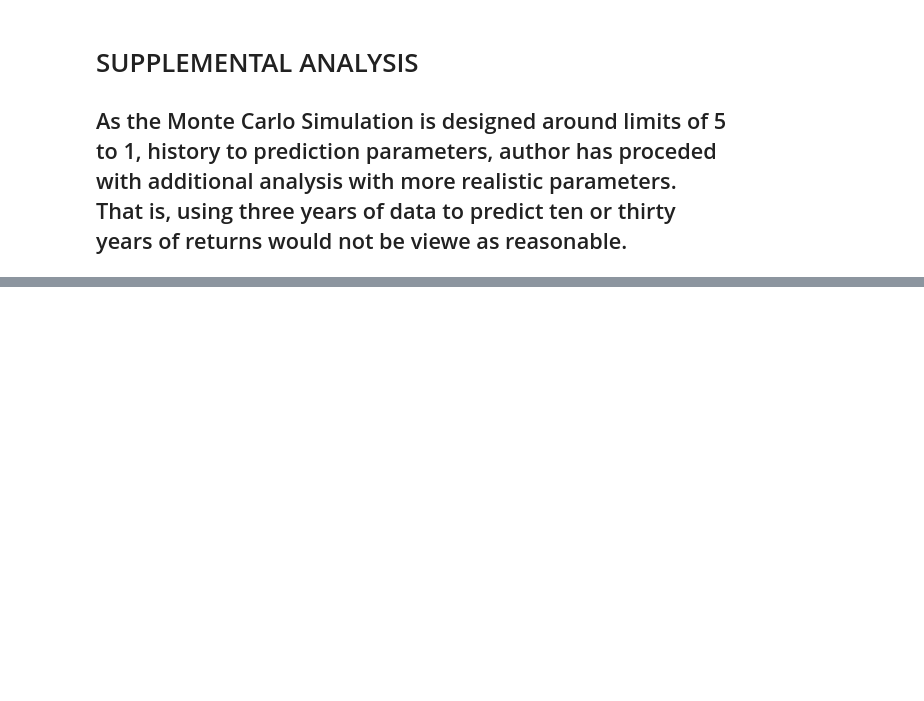
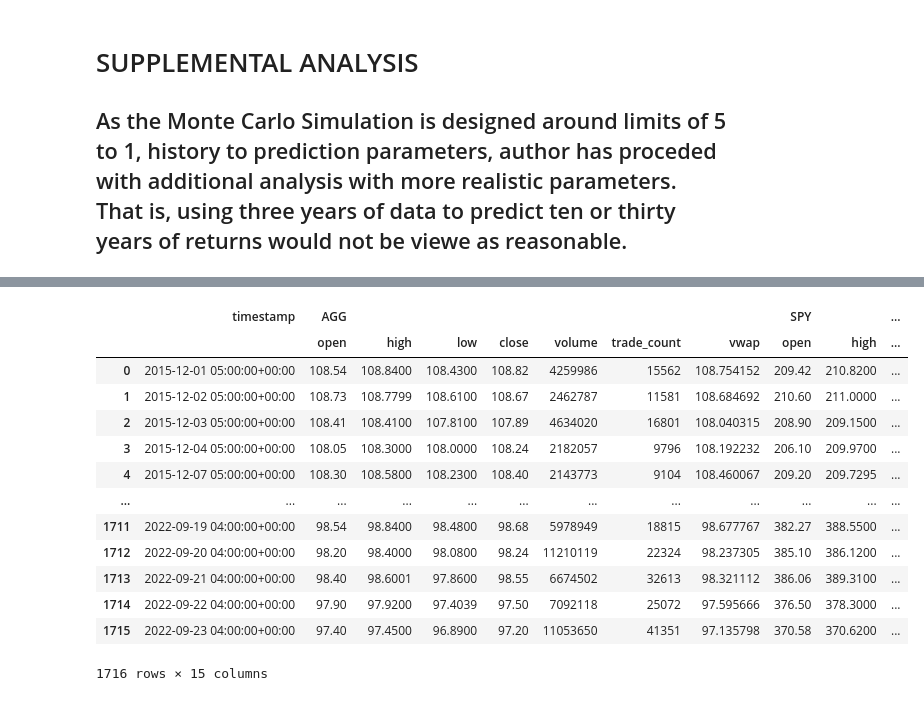
Before and after one commit to Billie-LS/Emergency_and_Retirement_Financial_Planner, a Jupyter notebook: financial_planning_tools.ipynb, the cells around one changed output, grey strips where cells are left out. Cells and saved outputs as stored; diff of their text form; code cells hidden in the pictures; blank space fills up the shorter version.

```diff
--- a/financial_planning_tools.ipynb
+++ b/financial_planning_tools.ipynb
@@ -1203,0 +1328,23 @@ None
+# %%
+# List of tickers per previous - tickers = ['AGG', 'SPY']
+
+# prices_7yr_df.index.names = ['date']
+#display(prices_7yr_df.iloc[:,[3,4,10,11]])
+prices_7yr_df=prices_7yr_df.reset_index()
+
+display(prices_7yr_df)
+# %% [output]
+|  | timestamp | AGG |  |  |  |  |  |  | SPY |  | ... |
+|  |  | open | high | low | close | volume | trade_count | vwap | open | high | ... |
+| 0 | 2015-12-01 05:00:00+00:00 | 108.54 | 108.8400 | 108.4300 | 108.82 | 4259986 | 15562 | 108.754152 | 209.42 | 210.8200 | ... |
+| 1 | 2015-12-02 05:00:00+00:00 | 108.73 | 108.7799 | 108.6100 | 108.67 | 2462787 | 11581 | 108.684692 | 210.60 | 211.0000 | ... |
+| 2 | 2015-12-03 05:00:00+00:00 | 108.41 | 108.4100 | 107.8100 | 107.89 | 4634020 | 16801 | 108.040315 | 208.90 | 209.1500 | ... |
+| 3 | 2015-12-04 05:00:00+00:00 | 108.05 | 108.3000 | 108.0000 | 108.24 | 2182057 | 9796 | 108.192232 | 206.10 | 209.9700 | ... |
+| 4 | 2015-12-07 05:00:00+00:00 | 108.30 | 108.5800 | 108.2300 | 108.40 | 2143773 | 9104 | 108.460067 | 209.20 | 209.7295 | ... |
+| ... | ... | ... | ... | ... | ... | ... | ... | ... | ... | ... | ... |
+| 1711 | 2022-09-19 04:00:00+00:00 | 98.54 | 98.8400 | 98.4800 | 98.68 | 5978949 | 18815 | 98.677767 | 382.27 | 388.5500 | ... |
+| 1712 | 2022-09-20 04:00:00+00:00 | 98.20 | 98.4000 | 98.0800 | 98.24 | 11210119 | 22324 | 98.237305 | 385.10 | 386.1200 | ... |
+| 1713 | 2022-09-21 04:00:00+00:00 | 98.40 | 98.6001 | 97.8600 | 98.55 | 6674502 | 32613 | 98.321112 | 386.06 | 389.3100 | ... |
+| 1714 | 2022-09-22 04:00:00+00:00 | 97.90 | 97.9200 | 97.4039 | 97.50 | 7092118 | 25072 | 97.595666 | 376.50 | 378.3000 | ... |
+| 1715 | 2022-09-23 04:00:00+00:00 | 97.40 | 97.4500 | 96.8900 | 97.20 | 11053650 | 41351 | 97.135798 | 370.58 | 370.6200 | ... |
+1716 rows × 15 columns
```
Also changed, not shown: parts of 55 cells of this notebook, 2 other files.
